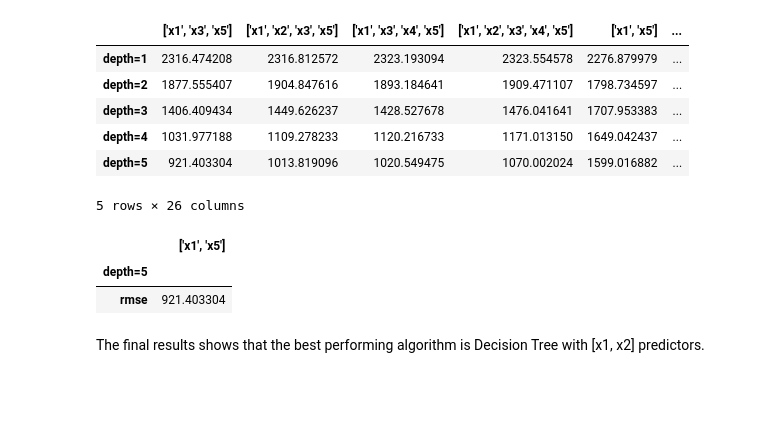
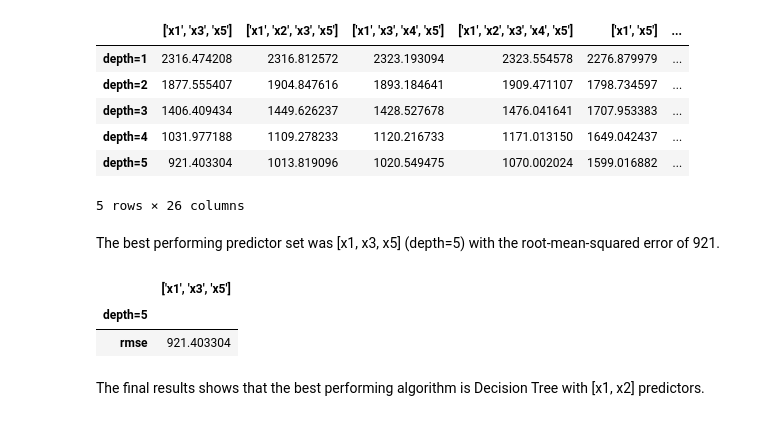
Before and after one commit to sahinozan/CE475-Project, a Jupyter notebook: project.ipynb, the cells around one changed output. Saved outputs shown, nothing was run; the diff lists cells and outputs as text; code cells hidden in the pictures; blank space fills up the shorter version.

```diff
--- a/project.ipynb
+++ b/project.ipynb
@@ -283,15 +302,15 @@ multi_lin_reg_predictor = pd.DataFrame(data=min(multi_lin_reg_errors.min(axis=1)
 # %% [markdown]
 #### K-Nearest Neighbors Regression (KNN)
 # %%
-def k_nearest_neighbors(x, y, n_neighbors, selected_predictors=None):
+def k_nearest_neighbors(x, y, n_neighbors, selected_predictors=predictors):
     cv_score = np.sqrt(
         cross_val_score(estimator=KNeighborsRegressor(n_neighbors=n_neighbors), X=x[selected_predictors], y=y, cv=10,
                         scoring=make_scorer(mean_squared_error)))
     cv_pred = cross_val_predict(estimator=KNeighborsRegressor(n_neighbors=n_neighbors), X=x[selected_predictors], y=y,
                                 cv=10)
-    knn = KNeighborsRegressor()
+    knn = KNeighborsRegressor(n_neighbors=n_neighbors)
     knn.fit(x, y)
-    y_pred = knn.predict(test_data[predictors])
+    y_pred = knn.predict(predict_data[predictors])
 
     return y_pred, cv_pred, cv_score
 # %% [markdown]
@@ -300,11 +319,13 @@ I see that the results are much better than the multiple linear regression and l
 # %%
 knn_errors = pd.DataFrame()
+knn_predictions = dict()
 
 for i in predictor_combinations:
     for j in range(1, 6):
         knn_pred, cv_predictions, rmse_score = k_nearest_neighbors(x=dataset[predictors], y=dataset['Y'], n_neighbors=j,
                                                                    selected_predictors=i)
         knn_errors.loc[f'k={j}', f'{i}'] = np.mean(rmse_score)
+        knn_predictions[np.mean(rmse_score)] = knn_pred
 
 knn_errors.sort_values('k=1', axis=1)
 # %% [output]
@@ -334,6 +354,6 @@ knn_predictor = pd.DataFrame(lowest_knn_error.iloc[:, 0]).columns[0]
 Decision Tree normally uses greedy algorithm to find the best split but this makes the result different every time. I want the result be the same(consistent) every time. That is why I gave random_state the value 0.
 # %%
-def decision_tree_regression(x, y, max_depth, selected_predictors=None):
+def decision_tree_regression(x, y, max_depth, selected_predictors=predictors):
     cv_score = np.sqrt(
         cross_val_score(estimator=DecisionTreeRegressor(random_state=0, max_depth=max_depth), X=x[selected_predictors],
                         y=y, cv=10, scoring=make_scorer(mean_squared_error)))
@@ -341,7 +361,7 @@ def decision_tree_regression(x, y, max_depth, selected_predictors=None):
                                 X=x[selected_predictors], y=y, cv=10)
     dt = DecisionTreeRegressor(random_state=0, max_depth=max_depth)
     dt.fit(x, y)
-    y_pred = dt.predict(test_data[predictors])
+    y_pred = dt.predict(predict_data[predictors])
 
     return y_pred, cv_pred, cv_score
 # %% [markdown]
@@ -388,5 +408,5 @@ I see that the Tree Regression gives a good result. That is why I have decided t
 # %%
-def random_forest_regression(x, y, max_depth, selected_predictors=None):
+def random_forest_regression(x, y, max_depth, selected_predictors=predictors):
     cv_score = np.sqrt(
         cross_val_score(estimator=RandomForestRegressor(random_state=0, max_depth=max_depth), X=x[selected_predictors],
                         y=y, cv=10, scoring=make_scorer(mean_squared_error)))
@@ -394,7 +414,7 @@ def random_forest_regression(x, y, max_depth, selected_predictors=None):
                                 X=x[selected_predictors], y=y, cv=10)
     rf = RandomForestRegressor(random_state=0, max_depth=max_depth)
     rf.fit(x, y)
-    y_pred = rf.predict(test_data[predictors])
+    y_pred = rf.predict(predict_data[predictors])
 
     return y_pred, cv_pred, cv_score
 # %% [markdown]
@@ -418,12 +439,14 @@ rf_errors.sort_values('depth=5', axis=1)
 | depth=4 | 1031.977188 | 1109.278233 | 1120.216733 | 1171.013150 | 1649.042437 | ... |
 | depth=5 | 921.403304 | 1013.819096 | 1020.549475 | 1070.002024 | 1599.016882 | ... |
 5 rows × 26 columns
+# %% [markdown]
+The best performing predictor set was [x1, x3, x5] (depth=5) with the root-mean-squared error of 921.
 # %%
 lowest_rf_error = pd.DataFrame(data=min(rf_errors.min(axis=1)), columns=rf_errors.idxmin(axis=1), index=['rmse'])
 lowest_rf_error.index.name = rf_errors.index[rf_errors[rf_errors.idxmin(axis=1)[-1]] == min(rf_errors.min(axis=1))].values[0]
-pd.DataFrame(lowest_rf_error.iloc[:, 0])
+pd.DataFrame(lowest_rf_error.iloc[:, -1])
 # %% [output]
-|  | ['x1', 'x5'] |
+|  | ['x1', 'x3', 'x5'] |
 | depth=5 |  |
 | rmse | 921.403304 |
 # %%
```
Also changed, not shown: parts of 28 cells of this notebook.
